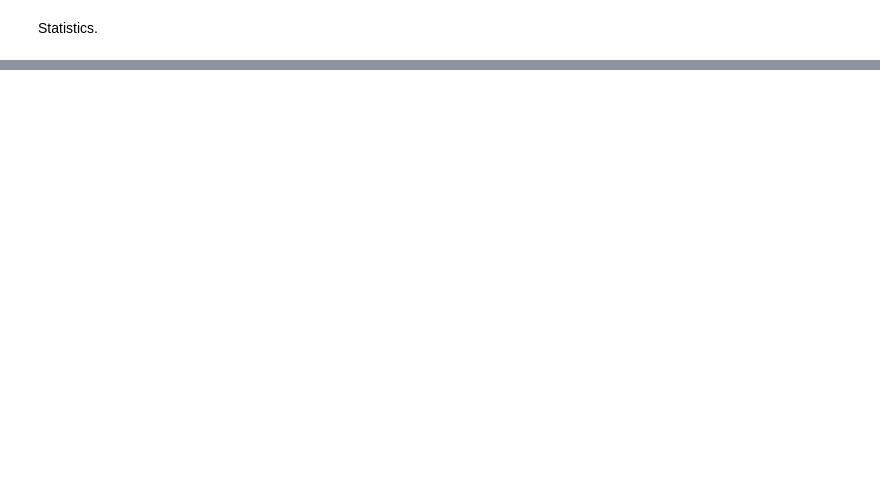
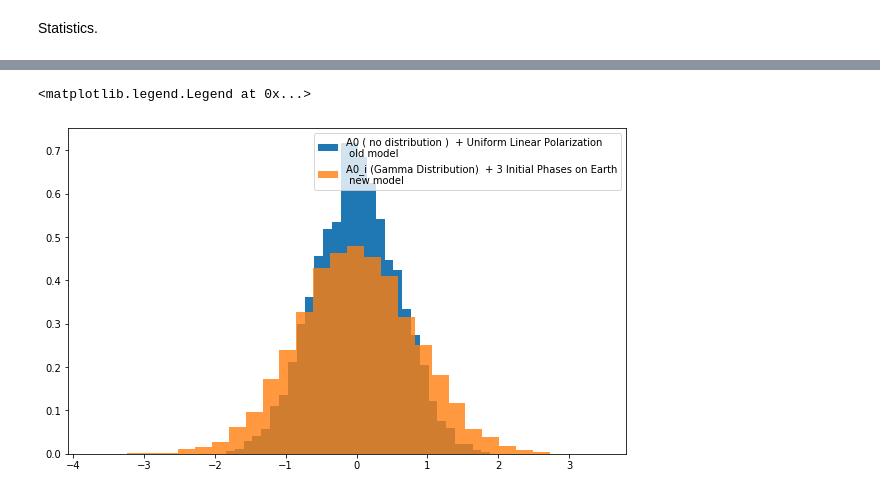
Before and after one commit to XueXiao-Physics/DPDM-PPTA, a Jupyter notebook: interference/Interference_vector_gpu.ipynb, the cells around one changed output, grey strips where cells are left out. Cells and saved outputs as stored; diff of their text form; code cells hidden in the pictures; blank space fills up the shorter version.

```diff
--- a/interference/Interference_vector_gpu.ipynb
+++ b/interference/Interference_vector_gpu.ipynb
@@ -136,3 +143,51 @@ NameError: name 'totAmps' is not defined
+# %%
+size = 10000
+omegat = cr.uniform(size=size)*2*cp.pi
+
+# old model
+ra_p = cr.uniform(size=size)*2*cp.pi
+sin_dec_p = cr.uniform(size=size)*2-1
+dec_p = cp.arcsin(sin_dec_p)
+n_p = cp.array([cp.cos(dec_p)*cp.cos(ra_p),cp.cos(dec_p)*cp.sin(ra_p),cp.sin(dec_p)])
+phase_p = cr.uniform(size=size)*2*cp.pi
+
+ra_e = cr.uniform(size=size)*2*cp.pi
+sin_dec_e = cr.uniform(size=size)*2-1
+dec_e = cp.arcsin(sin_dec_e)
+n_e = cp.array([cp.cos(dec_e)*cp.cos(ra_e),cp.cos(dec_e)*cp.sin(ra_e),cp.sin(dec_e)])
+phase_e = cr.uniform(size=size)*2*cp.pi
+
+ra_pos = cr.uniform(size=size)*2*cp.pi
+sin_dec_pos = cr.uniform(size=size)*2-1
+dec_pos = cp.arcsin(sin_dec_pos)
+n_pos = cp.array([cp.cos(dec_pos)*cp.cos(ra_pos),cp.cos(dec_pos)*cp.sin(ra_pos),cp.sin(dec_pos)])
+
+
+
+
+
+# new model
+
+normAp = cr.gamma(3.141,0.282,size)/cp.sqrt(3)
+normAe = cr.gamma(3.141,0.282,(3,size))/cp.sqrt(3)
+phase_e_vec = cr.uniform(size=(3,size))*2*cp.pi
+phase_p = cr.uniform(size=size)*2*cp.pi
+# %%
+dt_uncorr = cp.sum(n_p*n_pos,axis=0)*cp.sin(omegat + phase_p) - cp.sum(n_e*n_pos,axis=0)*cp.sin(omegat + phase_e)
+dt_corr = cp.sum(n_e*n_pos,axis=0)*cp.sin(omegat + phase_p) - cp.sum(n_e*n_pos,axis=0)*cp.sin(omegat + phase_e)
+
+dt_gamma = normAp * cp.sin(omegat + phase_p) - cp.sum(cp.sin(cp.tile(omegat,(3,1)) + phase_e_vec)*normAe,axis=0)
+
+dt_gamma_fun = normAp * cp.sin(omegat + phase_p) - cp.sum(normAe*n_pos,axis=0)*cp.sin(omegat + phase_e_vec[0,:])
+# %%
+plt.figure(figsize=(10,6))
+plt.hist(cp.asnumpy(dt_uncorr),30,alpha=1,density=True,label="A0 ( no distribution )  + Uniform Linear Polarization\n old model")
+plt.hist(cp.asnumpy(dt_gamma),30,alpha=0.8,density=True,label="A0_i (Gamma Distribution)  + 3 Initial Phases on Earth\n new model")
+plt.legend()
+#plt.savefig('delta_t')
+# %% [output]
+<matplotlib.legend.Legend at 0x...>
+[figure, added]
 # %%
 # Check the linear combination of A_i
 # Ak=np.sqrt((Ax**2+Ay**2+2*Ax*Ay*np.sin(Phix+Phiy))/2.)
```
Also changed, not shown: parts of 7 cells of this notebook, 28 other files.
